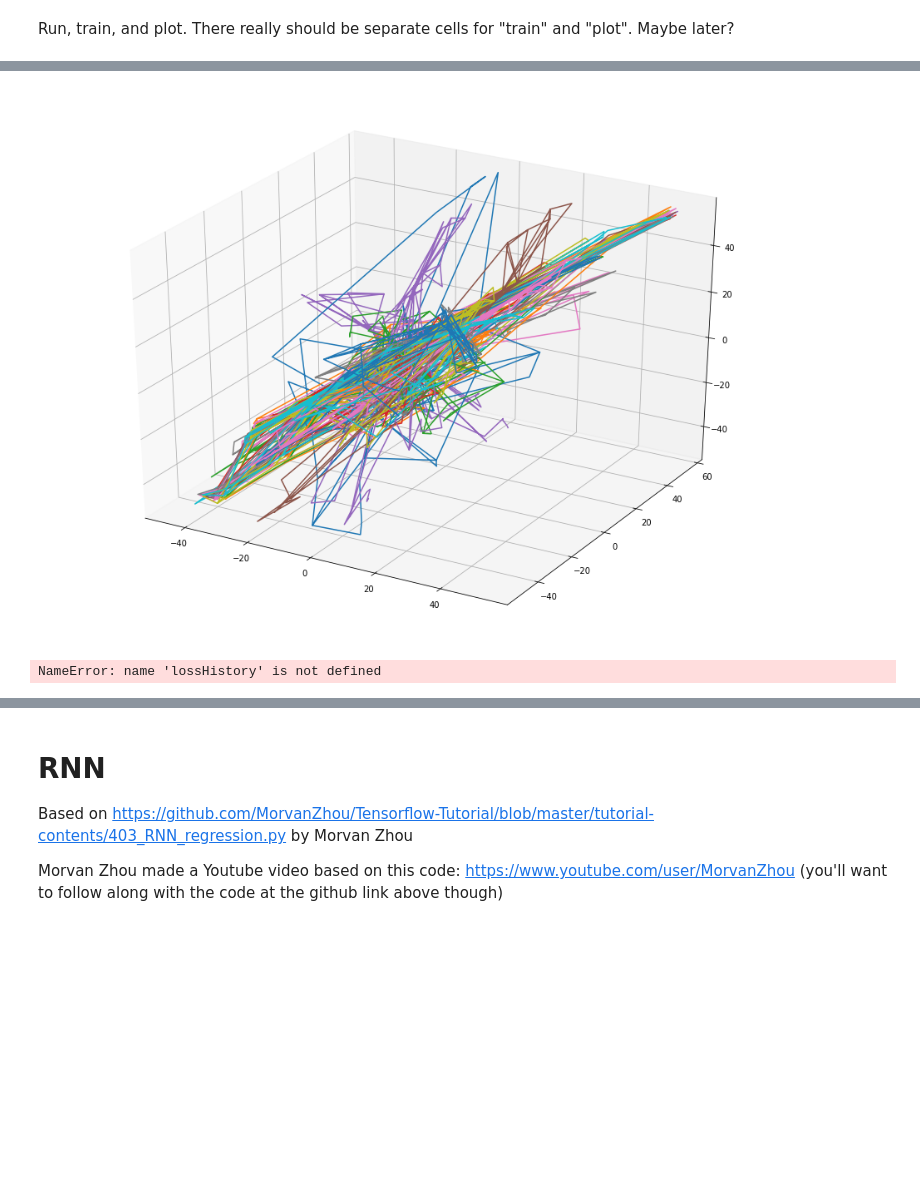
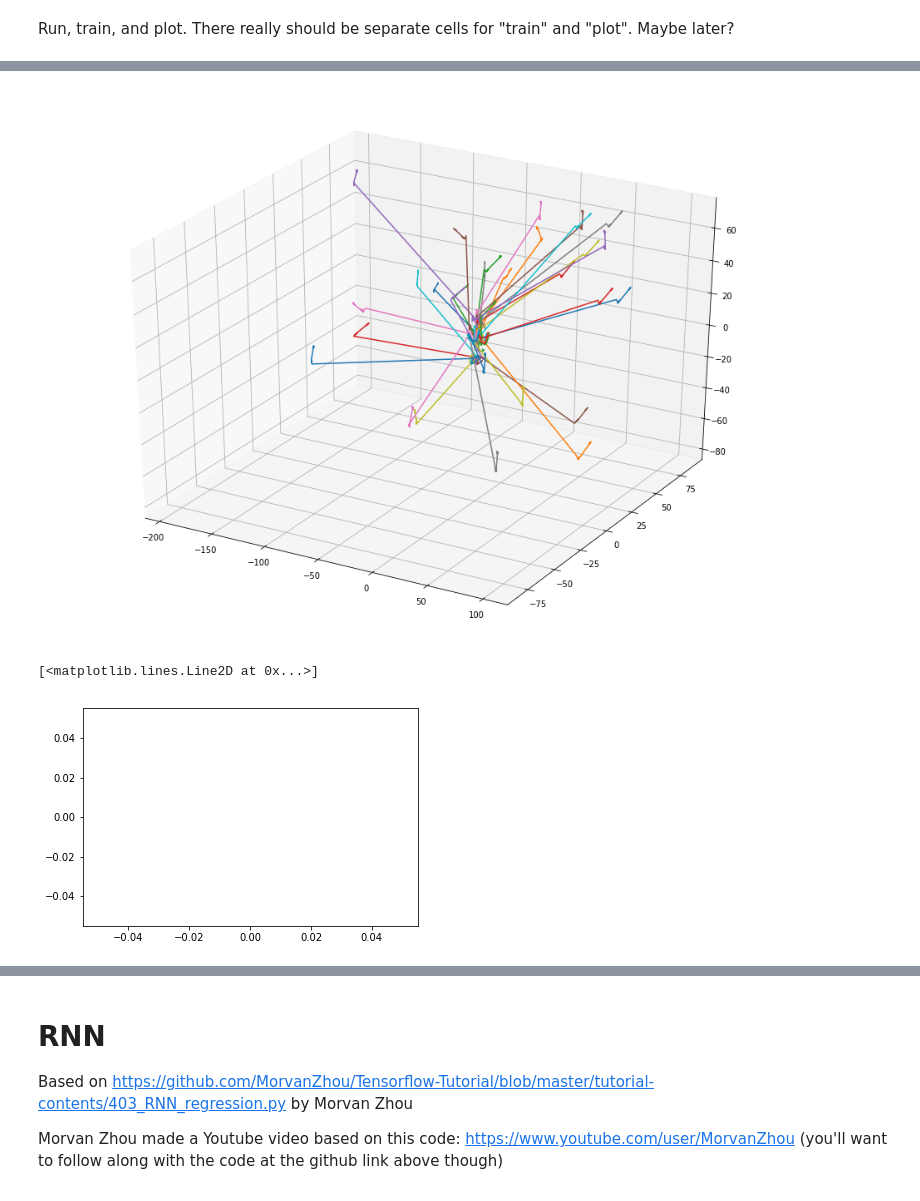
Before and after one commit to edwardwkrohne/chor-deep-learning, a Jupyter notebook: ChorDeepLearning.ipynb, the cells around one changed output, grey strips where cells are left out. Saved outputs shown, nothing was run; the diff lists cells and outputs as text; code cells hidden in the pictures; blank space fills up the shorter version.

Commit message:
updating chordeeplearning and adding data_2d

```diff
--- a/ChorDeepLearning.ipynb
+++ b/ChorDeepLearning.ipynb
@@ -115,10 +53,12 @@ import matplotlib.pyplot as plt
 
 %matplotlib inline
 
+# CONFIG
+
 # Hyper Parameters
 TIME_STEP = 100       # rnn time step
 #INPUT_SIZE = 1      # rnn input size (we later make this 93 for our own data)
-CELL_SIZE = 50      # rnn cell size
+CELL_SIZE = 10000      # rnn cell size (number of weights)
 LR = 0.2           # learning rate
 checkpoint_filename = "checkpoints/danceData"
 looping_frames = 2000
@@ -358,53 +298,53 @@ with tf.Session() as sess:
     lossHistory = []
 
     # Run 1000 times
-    for j in count() :
-        # run through each file
-        fileName = "storage/loopingData.csv"
-        data = np.genfromtxt(fileName, delimiter=",")
-        try:
-            del final_s_
-        except:
-            pass
+#     for j in count() :
+#         # run through each file
+#         fileName = "storage/loopingData.csv"
+#         data = np.genfromtxt(fileName, delimiter=",")
+#         try:
+#             del final_s_
+#         except:
+#             pass
 
-        # don't generate data with generate function, do file processing and TF all at once in this cell
+#         # don't generate data with generate function, do file processing and TF all at once in this cell
 
-        # main training part
-        for x, y in generate_training_data(data):
-            if 'final_s_' not in globals():                 # first run, no any hidden state
-                feed_dict = {
-                    tf_x: x,
-                    tf_y: y
-                }
-            else:                                           # has hidden state, C_(t-1), so pass it to rnn
-                feed_dict = {                               # any run after the first
-                    tf_x: x,
-                    tf_y: y,
-                    init_s: final_s_
-                }
+#         # main training part
+#         for x, y in generate_training_data(data):
+#             if 'final_s_' not in globals():                 # first run, no any hidden state
+#                 feed_dict = {
+#                     tf_x: x,
+#                     tf_y: y
+#                 }
+#             else:                                           # has hidden state, C_(t-1), so pass it to rnn
+#                 feed_dict = {                               # any run after the first
+#                     tf_x: x,
+#                     tf_y: y,
+#                     init_s: final_s_
+#                 }
 
-            # train
-            _, pred_, final_s_, loss_, increment_global_step_op_, global_step_ = \
-            sess.run([train_op, outs, final_s, loss, t_increment_global_step_op, t_global_step], feed_dict)
-            lossHistory.append(loss_)
+#             # train
+#             _, pred_, final_s_, loss_, increment_global_step_op_, global_step_ = \
+#             sess.run([train_op, outs, final_s, loss, t_increment_global_step_op, t_global_step], feed_dict)
+#             lossHistory.append(loss_)
 
 
-        if j%15 == 0:
-            saver.save(sess, checkpoint_filename)
-            print("checkpoint")
-            print("j is: ", j)
-            print("global step is: ", global_step_)
+#         if j%15 == 0:
+#             saver.save(sess, checkpoint_filename)
+#             print("checkpoint")
+#             print("j is: ", j)
+#             print("global step is: ", global_step_)
 
 
-        # plotting
-        #plt.plot(steps, y.flatten(), 'r-'); plt.plot(steps, pred_.flatten(), 'b-')
-        #plt.ylim((-1.2, 1.2)); plt.draw(); plt.pause(0.05)
+#         # plotting
+#         #plt.plot(steps, y.flatten(), 'r-'); plt.plot(steps, pred_.flatten(), 'b-')
+#         #plt.ylim((-1.2, 1.2)); plt.draw(); plt.pause(0.05)
 
 
 
 
 
-    del final_s_              # delete final_s_
+#     del final_s_              # delete final_s_
     list_to_stack = []
     for j in range(10):
         if 'final_s_' not in globals():
@@ -436,5 +376,6 @@ successfully reloading, at global step [1277518]
-[figure, old version]
+[figure, new version]
-NameError: name 'lossHistory' is not defined
+[<matplotlib.lines.Line2D at 0x...>]
+[figure, added]
 # %%
 import numpy as np
 import matplotlib.pyplot as plt
```
Also changed, not shown: parts of 6 cells of this notebook, 1 other file.
